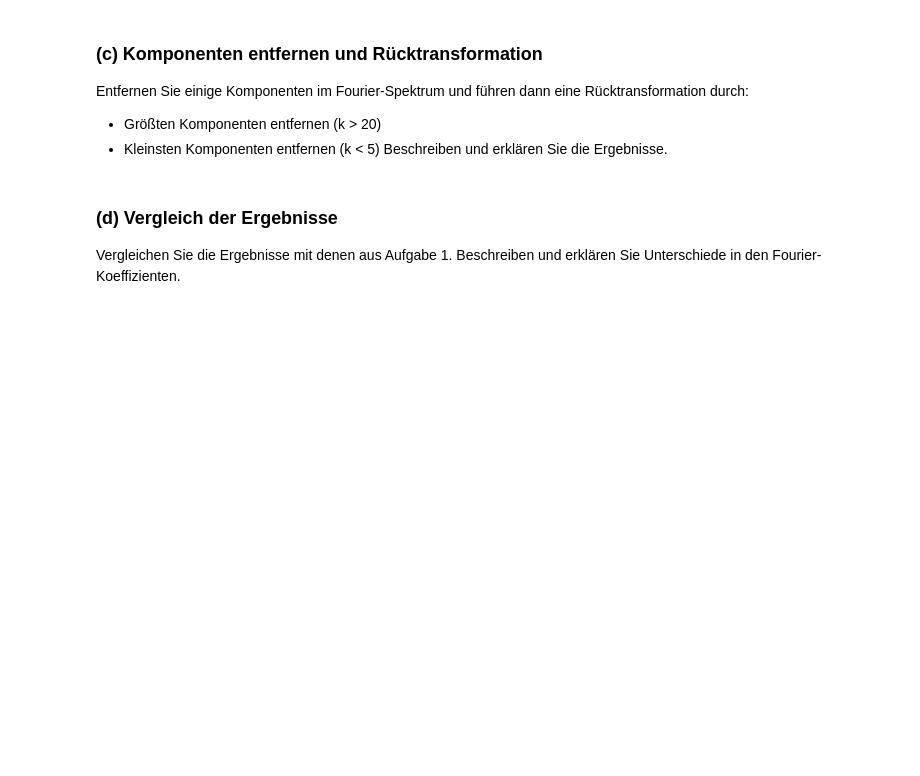
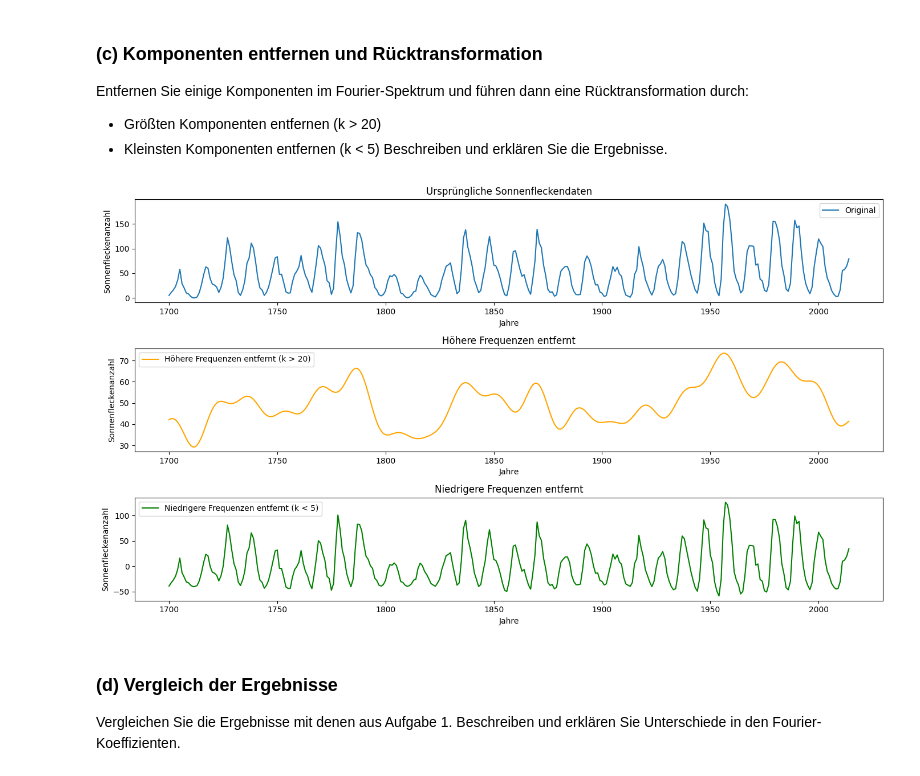
Before and after one commit to infamousperi/FourierTransformation, a Jupyter notebook: MC2.ipynb, the cells around one changed output. Saved outputs shown, nothing was run; the diff lists cells and outputs as text; code cells hidden in the pictures; blank space fills up the shorter version.

```diff
--- a/MC2.ipynb
+++ b/MC2.ipynb
@@ -178,6 +177,58 @@ Entfernen Sie einige Komponenten im Fourier-Spektrum und führen dann eine Rück
 - Größten Komponenten entfernen (k > 20)
 - Kleinsten Komponenten entfernen (k < 5)
 Beschreiben und erklären Sie die Ergebnisse.
+# %%
+fft_high_removed = fft_values.copy()
+fft_low_removed = fft_values.copy()
+
+# Größte Komponenten entfernen (k > 20)
+fft_high_removed[20:] = 0
+
+# Kleinste Komponenten entfernen (k < 5)
+fft_low_removed[:5] = 0
+
+# Rücktransformation durchführen
+sunspots_high_removed = ifft(fft_high_removed)
+sunspots_low_removed = ifft(fft_low_removed)
+
+# Originale und modifizierte Zeitreihen plotten
+plt.figure(figsize=(14, 8))
+
+plt.subplot(3, 1, 1)
+plt.plot(years, sunspots, label="Original")
+plt.title("Ursprüngliche Sonnenfleckendaten")
+plt.xlabel("Jahre")
+plt.ylabel("Sonnenfleckenanzahl")
+plt.legend()
+
+plt.subplot(3, 1, 2)
+plt.plot(
+    years,
+    sunspots_high_removed,
+    label="Höhere Frequenzen entfernt (k > 20)",
+    color="orange",
+)
+plt.title("Höhere Frequenzen entfernt")
+plt.xlabel("Jahre")
+plt.ylabel("Sonnenfleckenanzahl")
+plt.legend()
+
+plt.subplot(3, 1, 3)
+plt.plot(
+    years,
+    sunspots_low_removed,
+    label="Niedrigere Frequenzen entfernt (k < 5)",
+    color="green",
+)
+plt.title("Niedrigere Frequenzen entfernt")
+plt.xlabel("Jahre")
+plt.ylabel("Sonnenfleckenanzahl")
+plt.legend()
+
+plt.tight_layout()
+plt.show()
+# %% [output]
+[figure, added]
 # %% [markdown]
 ### (d) Vergleich der Ergebnisse
 Vergleichen Sie die Ergebnisse mit denen aus Aufgabe 1. Beschreiben und erklären Sie Unterschiede in den Fourier-Koeffizienten.
```
Also changed, not shown: parts of 2 cells of this notebook.
